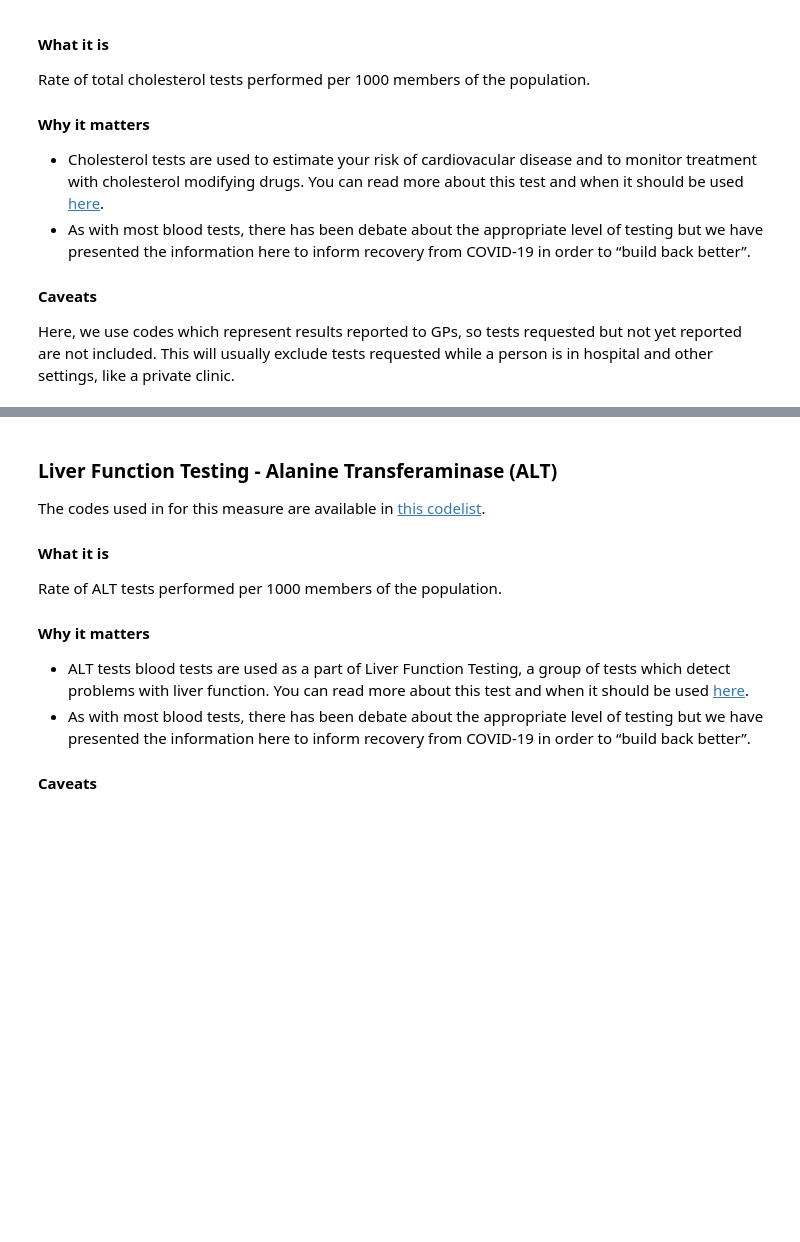
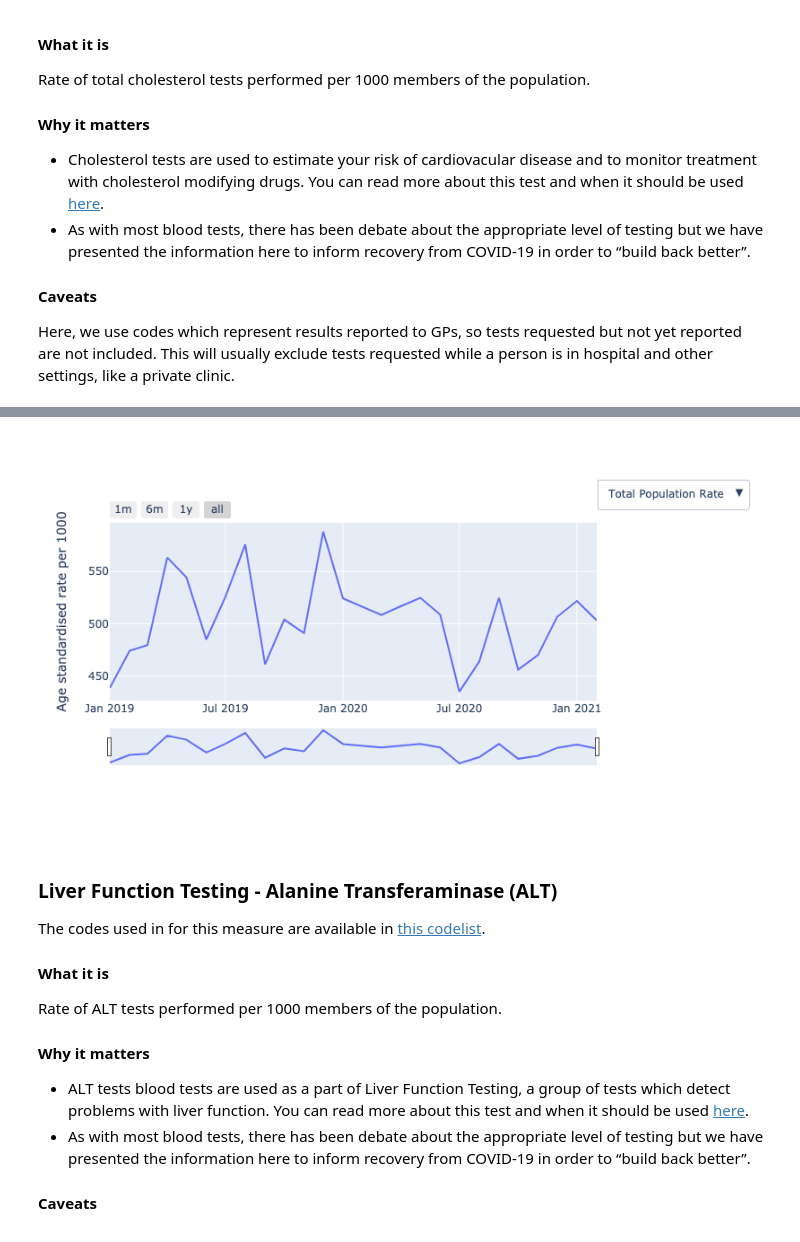
Before and after one commit to opensafely/SRO-Measures, a Jupyter notebook: notebooks/sentinel_measures_demographics.ipynb, the cells around one changed output, grey strips where cells are left out. Drawn from its saved outputs; the diff is of its cells as text; code cells hidden in the pictures; blank space fills up the shorter version.

```diff
--- a/notebooks/sentinel_measures_demographics.ipynb
+++ b/notebooks/sentinel_measures_demographics.ipynb
@@ -124,3 +248,7 @@ Total patients: 0.01M (0.01M events)
+# %%
+plot_demographics(data_dict['cholesterol'], data_dict_totals['cholesterol'],demographics)
+# %% [output]
+[figure, added]
 # %% [markdown]
 <a id="ALT"></a>
 ### Liver Function Testing - Alanine Transferaminase (ALT)
```
Also changed, not shown: parts of 22 cells of this notebook.
